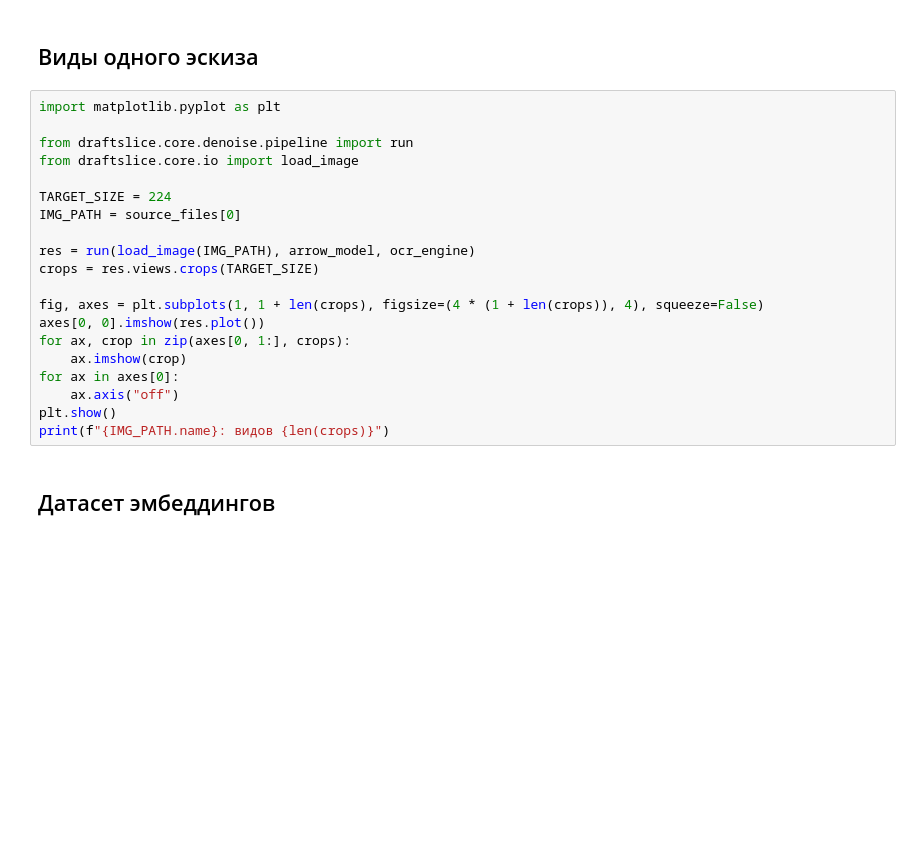
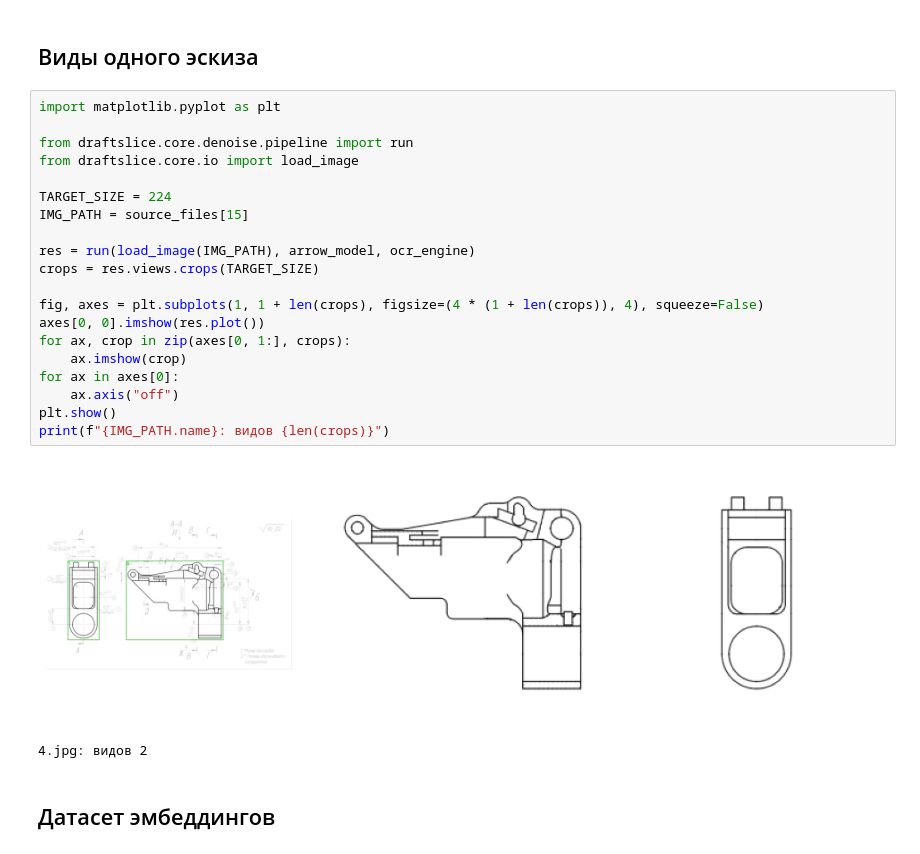
Before and after one commit to SergeyKrasnoslobodtsev/draftslice, a Jupyter notebook: demo/embedding_search_demo.ipynb, the cells around one changed output. Saved outputs shown, nothing was run; the diff lists cells and outputs as text; blank space fills up the shorter version.

```diff
--- a/demo/embedding_search_demo.ipynb
+++ b/demo/embedding_search_demo.ipynb
@@ -24,23 +32,26 @@ print(f"стрелки: {arrow_model.device} | эмбеддер: {embedder.devic
 # %%
 import matplotlib.pyplot as plt
 
 from draftslice.core.denoise.pipeline import run
 from draftslice.core.io import load_image
 
 TARGET_SIZE = 224
-IMG_PATH = source_files[0]
+IMG_PATH = source_files[15]
 
 res = run(load_image(IMG_PATH), arrow_model, ocr_engine)
 crops = res.views.crops(TARGET_SIZE)
 
 fig, axes = plt.subplots(1, 1 + len(crops), figsize=(4 * (1 + len(crops)), 4), squeeze=False)
 axes[0, 0].imshow(res.plot())
 for ax, crop in zip(axes[0, 1:], crops):
     ax.imshow(crop)
 for ax in axes[0]:
     ax.axis("off")
 plt.show()
 print(f"{IMG_PATH.name}: видов {len(crops)}")
+# %% [output]
+[figure, added]
+4.jpg: видов 2
 # %% [markdown]
 ## Датасет эмбеддингов
 # %%
```
Also changed, not shown: parts of 4 cells of this notebook.
